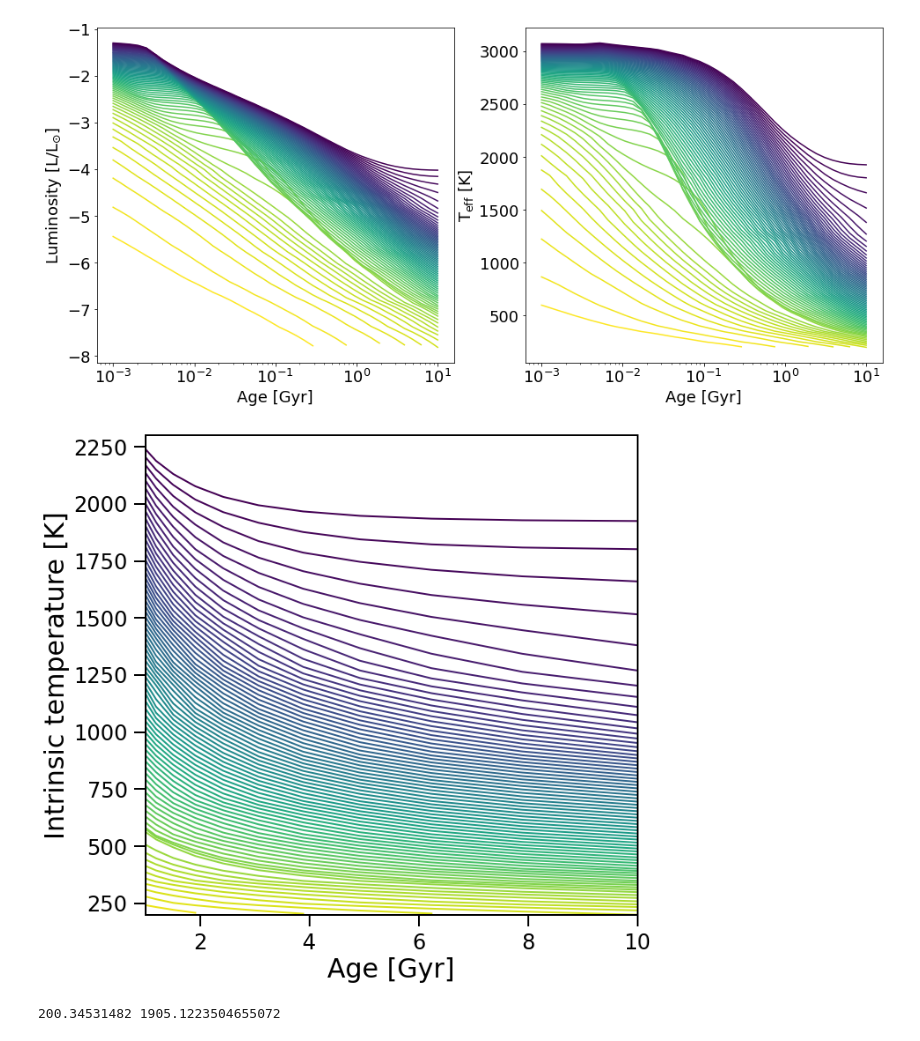
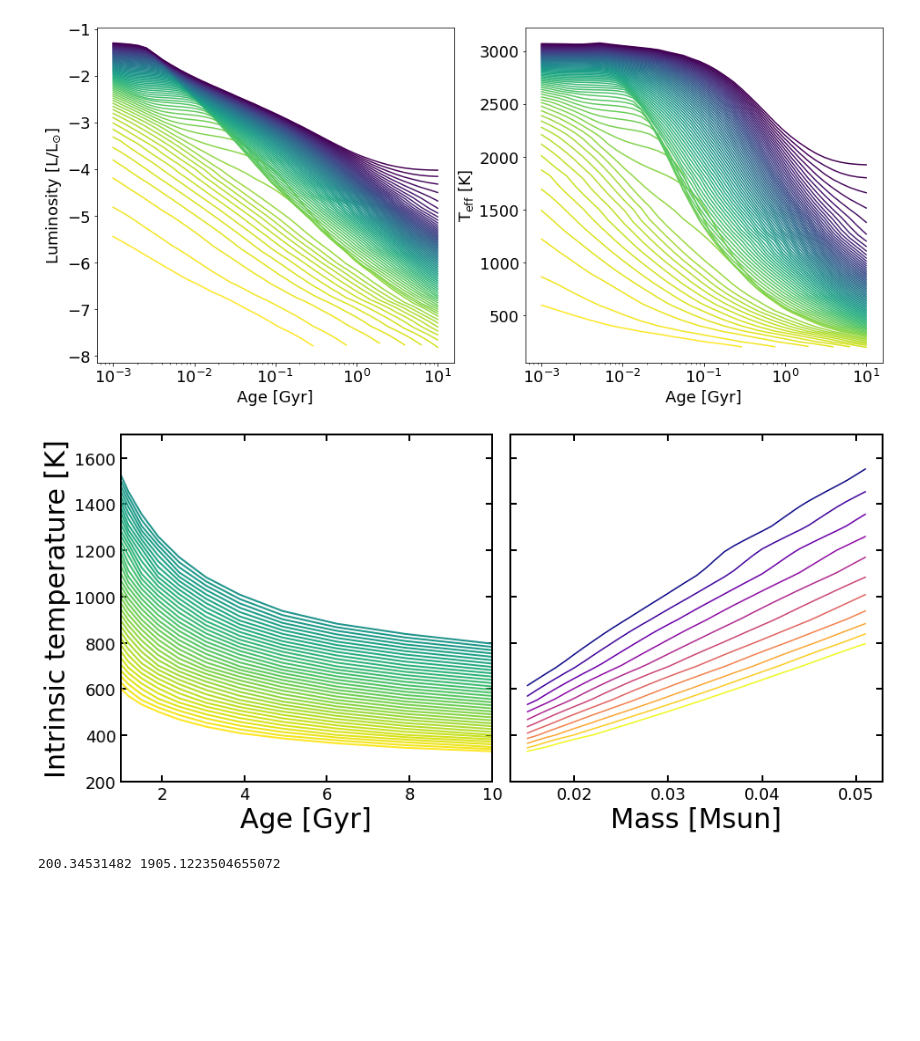
Before and after one commit to SvPoder/exoplanets, a Jupyter notebook: jupyter-notebook/cooling_models.ipynb, the cells around one changed output. Cells and saved outputs as stored; diff of their text form; code cells hidden in the pictures; blank space fills up the shorter version.

```diff
--- a/jupyter-notebook/cooling_models.ipynb
+++ b/jupyter-notebook/cooling_models.ipynb
@@ -226,38 +220,62 @@ ax[1].set_ylabel(r"T$_{\rm eff}$ [K]")
 Text(0, 0.5, 'T$_{\\rm eff}$ [K]')
 findfont: Font family ['times new roman'] not found. Falling back to DejaVu Sans.
 [figure]
+# %%
+masses = np.sort(np.asarray(evolution_ATMO20["M"]))
+pos    = np.where((masses > 0.014) & (masses < 0.052))
+masses = masses[pos]
+#print(masses)
+
+ages = evolution_ATMO20["ATMO_CEQ/"][masses[0]][0]
+Teff  = {}
+
+for i in range(len(ages)):
+    Teff[ages[i]] = []
+    for mass in masses:
+        Teff[ages[i]].append(evolution_ATMO20["ATMO_CEQ/"][mass][1][i])
 # %%
-fig, ax = plt.subplots(1, 1, figsize=(10, 10))
+fig, ax = plt.subplots(1, 2, figsize=(15, 7), sharey=True)
 
 i     = 0
 ls    = ["-", "--", ":"]
 color = bokeh.palettes.viridis(len(evolution_ATMO20["M"]))
 color = color[::-1]
 
 models = ["ATMO_CEQ/"]#, "ATMO_NEQ_strong/", "ATMO_NEQ_weak/"]
-masses = np.sort(np.asarray(evolution_ATMO20["M"]))
-
 for model in models:
     j = 0
     for mass in masses:
         #if (np.abs(mass-0.06) < 0.009) or (np.abs(mass-0.07) < 0.009):
         #    print(mass)
         #    continue
-        ax.plot(evolution_ATMO20[model][mass][0], evolution_ATMO20[model][mass][1], ls=ls[i], color=color[j], lw=2.)
+        ax[0].plot(evolution_ATMO20[model][mass][0], evolution_ATMO20[model][mass][1],
+                ls=ls[i], color=color[j], lw=2.)
         j = j+1
     i = i+1
+ax[0].set_xlabel("Age [Gyr]", fontsize=30)
+#ax[0].set_xscale("log"); ax[0].set_yscale("log")
+ax[0].set_xlim([1, 10]); ax[0].set_ylim([200, 1700])
+ax[0].set_ylabel(r"Intrinsic temperature [K]", fontsize=30)
 
-ax.set_xlabel("Age [Gyr]", fontsize=30)
-#ax.set_xscale("log")
-ax.set_xlim([1, 10])
-ax.set_ylim([200, 2300])
-ax.set_ylabel(r"Intrinsic temperature [K]", fontsize=30)
+
+pos  = np.where((ages > 0.9) & (ages < 10.5))
+ages = ages[pos]
+
+color = bokeh.palettes.plasma(len(ages))
+i=0
+
+for age in ages:
+    ax[1].plot(masses, Teff[age], color=color[i])
+    i+=1
+ax[1].set_xlabel("Mass [Msun]", fontsize=30)
 
 for axis in ['top','bottom','left','right']:
-        ax.spines[axis].set_linewidth(2.)
+        ax[0].spines[axis].set_linewidth(2.); ax[1].spines[axis].set_linewidth(2.)
 
-ax.tick_params(which='major',direction="out",width=2.,length=13,right=False,top=False,pad=7)
+ax[0].tick_params(which='major',direction="in",width=2.,length=7,right=True,top=True,pad=5)
+ax[1].tick_params(which='major',direction="in",width=2.,length=7,right=True,top=True,pad=5)
 
-fig.savefig("ATMO_model_masses.pdf", bbox_inches="tight")
+fig.subplots_adjust(wspace=0.05)
+#fig.savefig("ATMO_model_masses.pdf", bbox_inches="tight")
 # %% [output]
-[figure, old version]
+[figure, new version]
```
Also changed, not shown: parts of 3 cells of this notebook, 9 other files.
